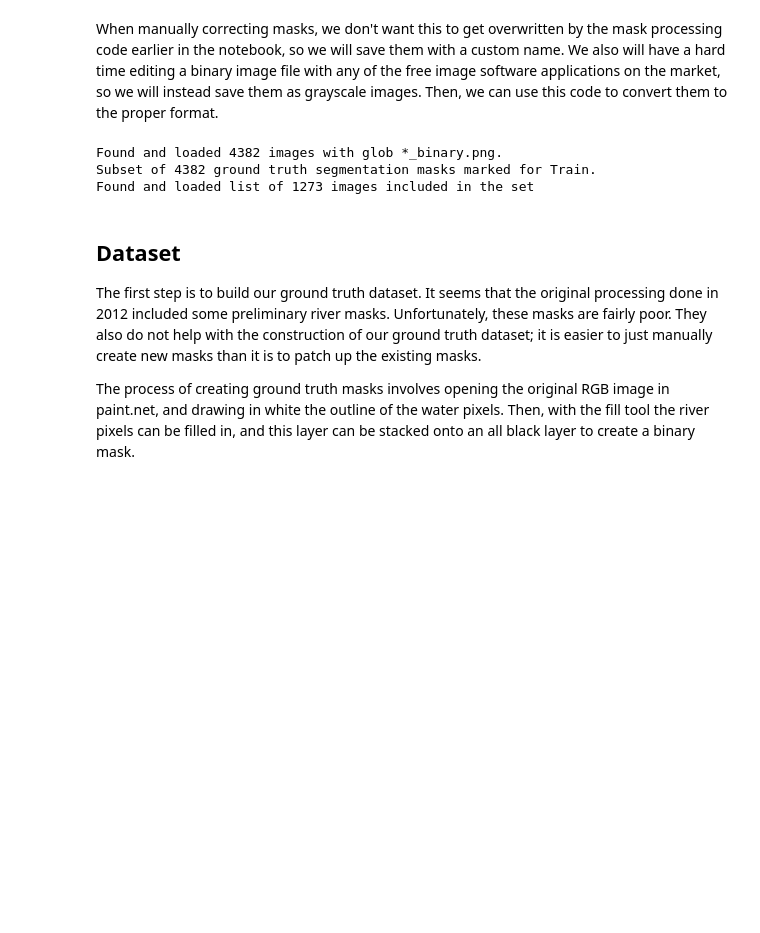
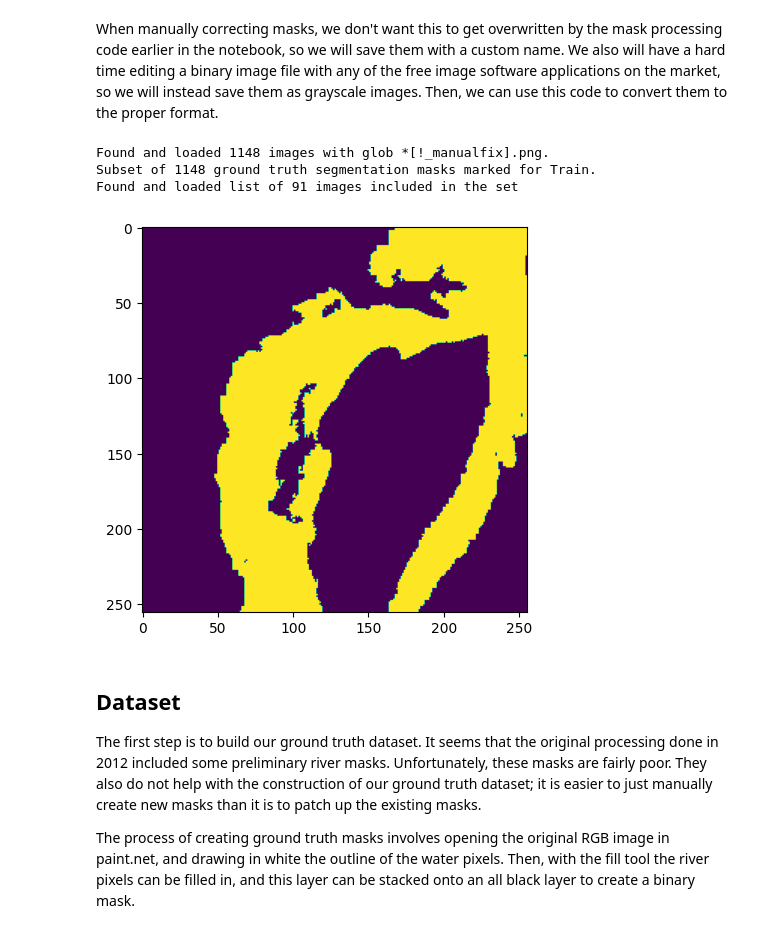
Before and after one commit to geo-smart/elwha_segmentation, a Jupyter notebook: book/chapters/processing.ipynb, the cells around one changed output. Cells and saved outputs as stored; diff of their text form; code cells hidden in the pictures; blank space fills up the shorter version.

```diff
--- a/book/chapters/processing.ipynb
+++ b/book/chapters/processing.ipynb
@@ -203,14 +203,14 @@ def find_index_by_name(target_name):
 # masks_folder = "masks/"
 
 # V1 Dataset
-set_file = "../data/useful_images.txt"
-mask_glob = "*_binary.png"
-masks_folder = "masks/"
+# set_file = "../data/useful_images.txt"
+# mask_glob = "*_binary.png"
+# masks_folder = "masks/"
 
 # V2 Dataset
-# set_file = "../data/exclude_images.txt"
-# mask_glob = "*[!_manualfix].png"
-# masks_folder = "corrections_v1/"
+set_file = "../data/exclude_images.txt"
+mask_glob = "*[!_manualfix].png"
+masks_folder = "corrections_v1/"
 # %%
 from util import ImageDataset, readSetFromFile, writeSetToFile
 
@@ -223,8 +223,15 @@ included_image_names = readSetFromFile(set_file, data_type=str)
 included_images = get_indices_from_names(images, included_image_names)
 print("Found and loaded list of", len(included_images), "images included in the set")
 # %% [output]
-Found and loaded 4382 images with glob *_binary.png.
-Subset of 4382 ground truth segmentation masks marked for Train.
-Found and loaded list of 1273 images included in the set
+Found and loaded 1148 images with glob *[!_manualfix].png.
+Subset of 1148 ground truth segmentation masks marked for Train.
+Found and loaded list of 91 images included in the set
 # %%
 # find_index_by_name("Elwha_MR_20150923_058_007")
+# %%
+target = images[2]
+fixed = threshold_connected_components(target["mask"])
+fig, axes = plt.subplots(figsize=(5, 5))
+axes.imshow(fixed);
+# %% [output]
+[figure, added]
```
Also changed, not shown: parts of 2 cells of this notebook, 2 other files.
